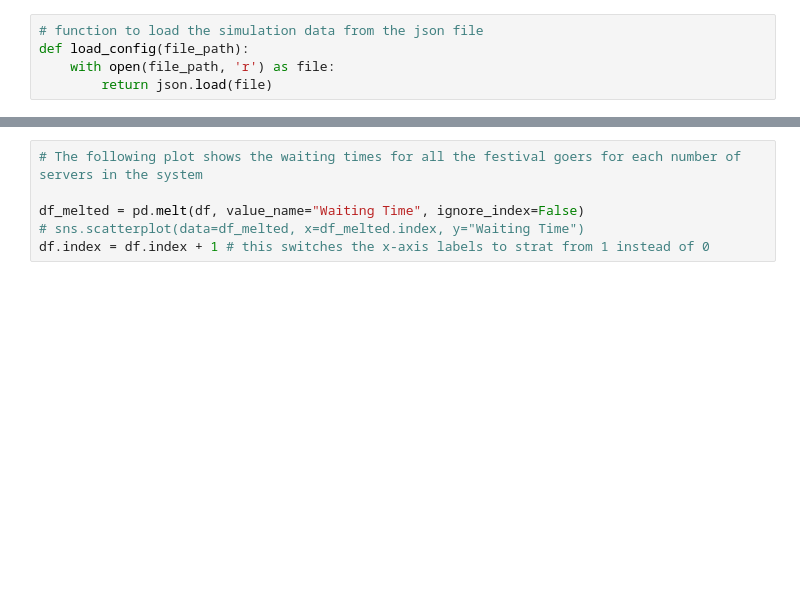
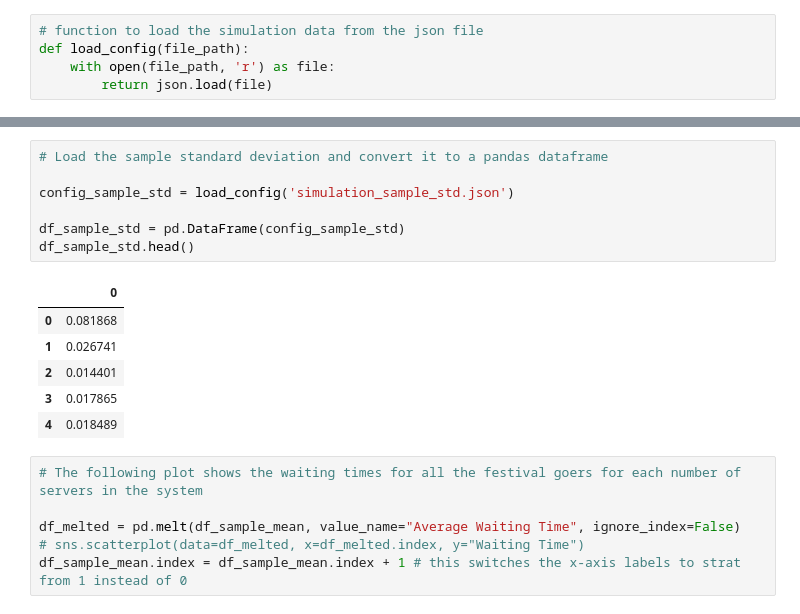
Before and after one commit to beavargas/Festivals-simulation-FYP, a Jupyter notebook: Visualization.ipynb, the cells around one changed output, grey strips where cells are left out. Drawn from its saved outputs; the diff is of its cells as text; blank space fills up the shorter version.

```diff
--- a/Visualization.ipynb
+++ b/Visualization.ipynb
@@ -26,7 +38,21 @@ df.head()
+# %%
+# Load the sample standard deviation and convert it to a pandas dataframe
+
+config_sample_std = load_config('simulation_sample_std.json')
+
+df_sample_std = pd.DataFrame(config_sample_std)
+df_sample_std.head()
+# %% [output]
+|  | 0 |
+| 0 | 0.081868 |
+| 1 | 0.026741 |
+| 2 | 0.014401 |
+| 3 | 0.017865 |
+| 4 | 0.018489 |
 # %%
 # The following plot shows the waiting times for all the festival goers for each number of servers in the system
 
-df_melted = pd.melt(df, value_name="Waiting Time", ignore_index=False)
+df_melted = pd.melt(df_sample_mean, value_name="Average Waiting Time", ignore_index=False)
 # sns.scatterplot(data=df_melted, x=df_melted.index, y="Waiting Time")
-df.index = df.index + 1 # this switches the x-axis labels to strat from 1 instead of 0
+df_sample_mean.index = df_sample_mean.index + 1 # this switches the x-axis labels to strat from 1 instead of 0
 # %%
```
Also changed, not shown: parts of 6 cells of this notebook.
